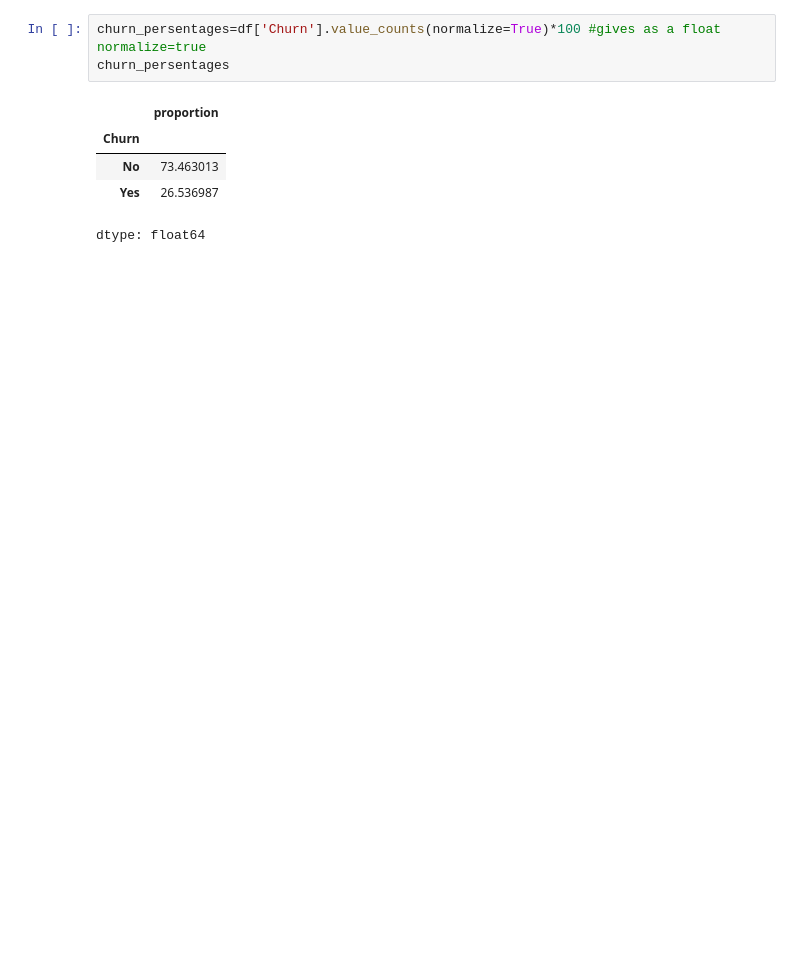
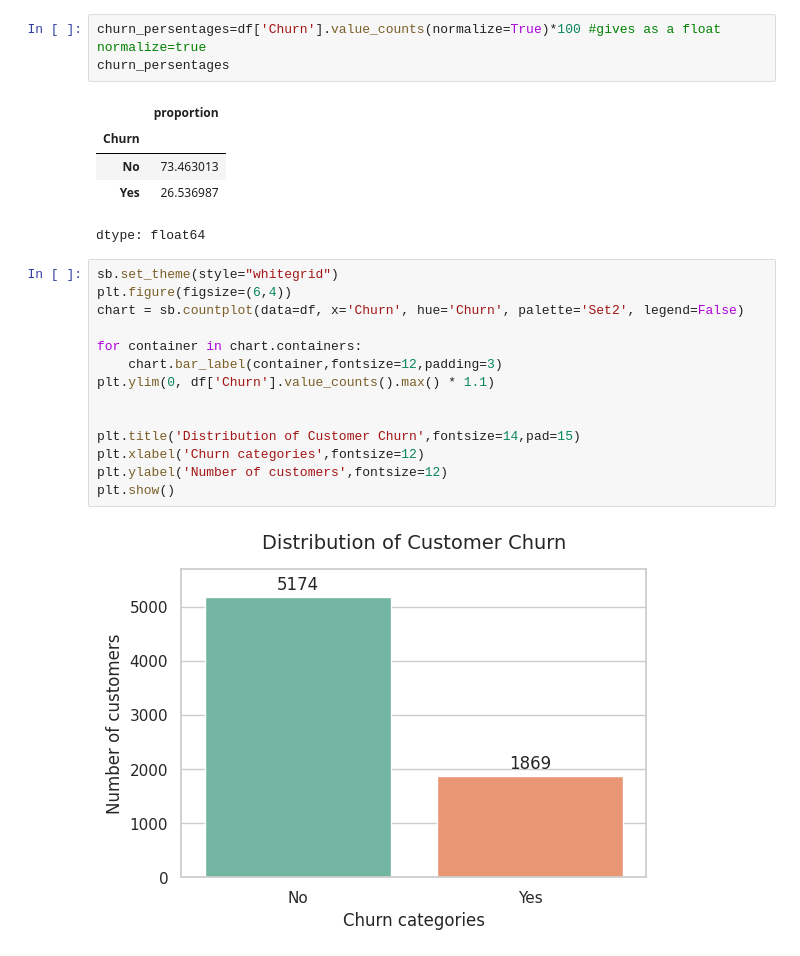
Before and after one commit to vinudi20251178-ux/Telco_churn_ml_cw, a Jupyter notebook: notebooks/Telco_Churn_ml_cw.ipynb, the cells around one changed output. Drawn from its saved outputs; the diff is of its cells as text; blank space fills up the shorter version.

```diff
--- a/notebooks/Telco_Churn_ml_cw.ipynb
+++ b/notebooks/Telco_Churn_ml_cw.ipynb
@@ -100,3 +123,19 @@ churn_persentages
 | No | 73.463013 |
 | Yes | 26.536987 |
 dtype: float64
+# %%
+sb.set_theme(style="whitegrid")
+plt.figure(figsize=(6,4))
+chart = sb.countplot(data=df, x='Churn', hue='Churn', palette='Set2', legend=False)
+
+for container in chart.containers:
+    chart.bar_label(container,fontsize=12,padding=3)
+plt.ylim(0, df['Churn'].value_counts().max() * 1.1)
+
+
+plt.title('Distribution of Customer Churn',fontsize=14,pad=15)
+plt.xlabel('Churn categories',fontsize=12)
+plt.ylabel('Number of customers',fontsize=12)
+plt.show()
+# %% [output]
+[figure, added]
```
Also changed, not shown: parts of 12 cells of this notebook.
